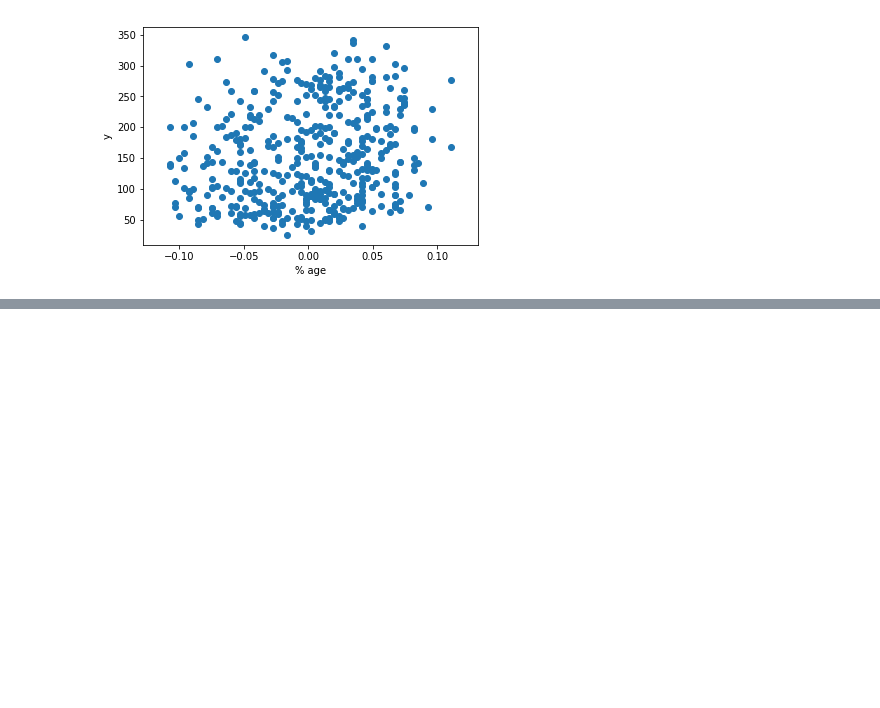
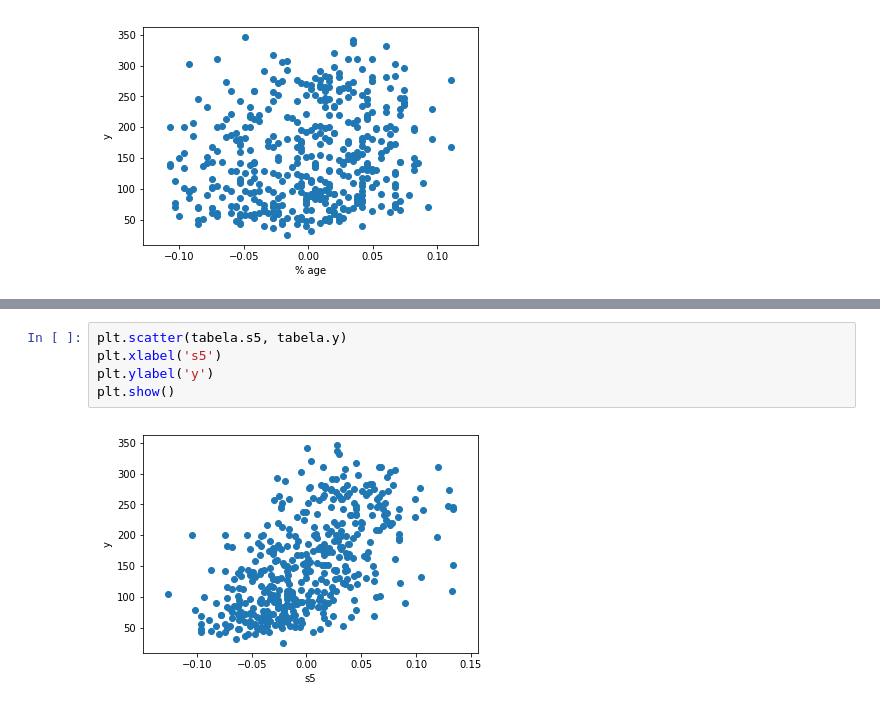
Before and after one commit to mgiovani/TopicosIC, a Jupyter notebook: Em Grupo/Atividade 4/Regressao.ipynb, the cells around one changed output, grey strips where cells are left out. Drawn from its saved outputs; the diff is of its cells as text; blank space fills up the shorter version.

```diff
--- a/Em Grupo/Atividade 4/Regressao.ipynb
+++ b/Em Grupo/Atividade 4/Regressao.ipynb
@@ -74,0 +99,7 @@ plt.show()
+# %%
+plt.scatter(tabela.s5, tabela.y)
+plt.xlabel('s5')
+plt.ylabel('y')
+plt.show()
+# %% [output]
+[figure, added]
```
Also changed, not shown: parts of 3 cells of this notebook.
